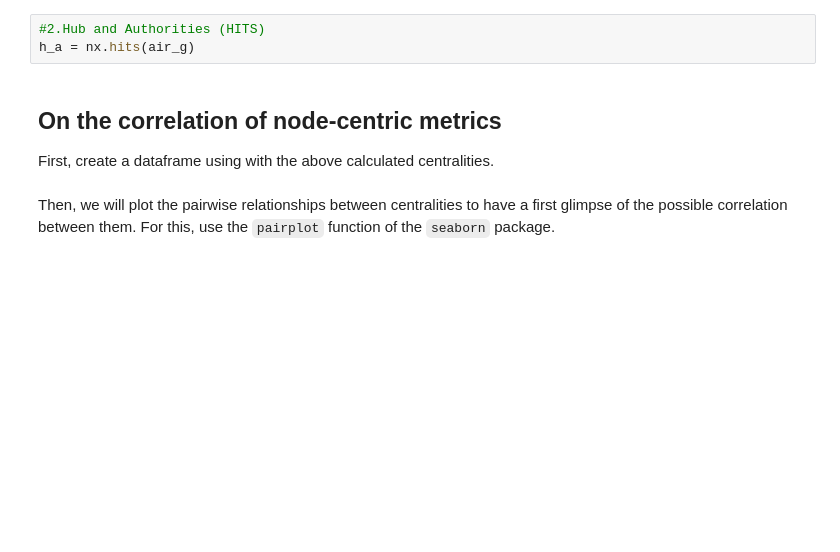
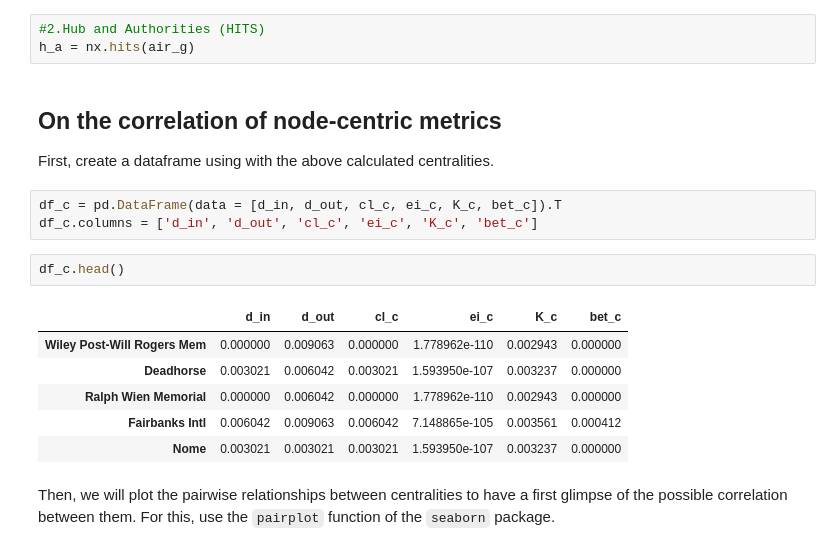
Before and after one commit to mianzha/Zhao_Mian_TSE, a Jupyter notebook: tp1_m2dsss.ipynb, the cells around one changed output. Saved outputs shown, nothing was run; the diff lists cells and outputs as text; blank space fills up the shorter version.

```diff
--- a/tp1_m2dsss.ipynb
+++ b/tp1_m2dsss.ipynb
@@ -186,5 +186,17 @@ h_a = nx.hits(air_g)
 # %% [markdown]
 ## On the correlation of node-centric metrics
 First, create a dataframe using with the above calculated centralities.
+# %%
+df_c = pd.DataFrame(data = [d_in, d_out, cl_c, ei_c, K_c, bet_c]).T
+df_c.columns = ['d_in', 'd_out', 'cl_c', 'ei_c', 'K_c', 'bet_c']
+# %%
+df_c.head()
+# %% [output]
+|  | d_in | d_out | cl_c | ei_c | K_c | bet_c |
+| Wiley Post-Will Rogers Mem | 0.000000 | 0.009063 | 0.000000 | 1.778962e-110 | 0.002943 | 0.000000 |
+| Deadhorse | 0.003021 | 0.006042 | 0.003021 | 1.593950e-107 | 0.003237 | 0.000000 |
+| Ralph Wien Memorial | 0.000000 | 0.006042 | 0.000000 | 1.778962e-110 | 0.002943 | 0.000000 |
+| Fairbanks Intl | 0.006042 | 0.009063 | 0.006042 | 7.148865e-105 | 0.003561 | 0.000412 |
+| Nome | 0.003021 | 0.003021 | 0.003021 | 1.593950e-107 | 0.003237 | 0.000000 |
 # %% [markdown]
 Then, we will plot the pairwise relationships between centralities to have a first glimpse of the possible correlation between them. For this, use the `pairplot` function of the `seaborn` package.
```
Also changed, not shown: parts of 6 cells of this notebook.
